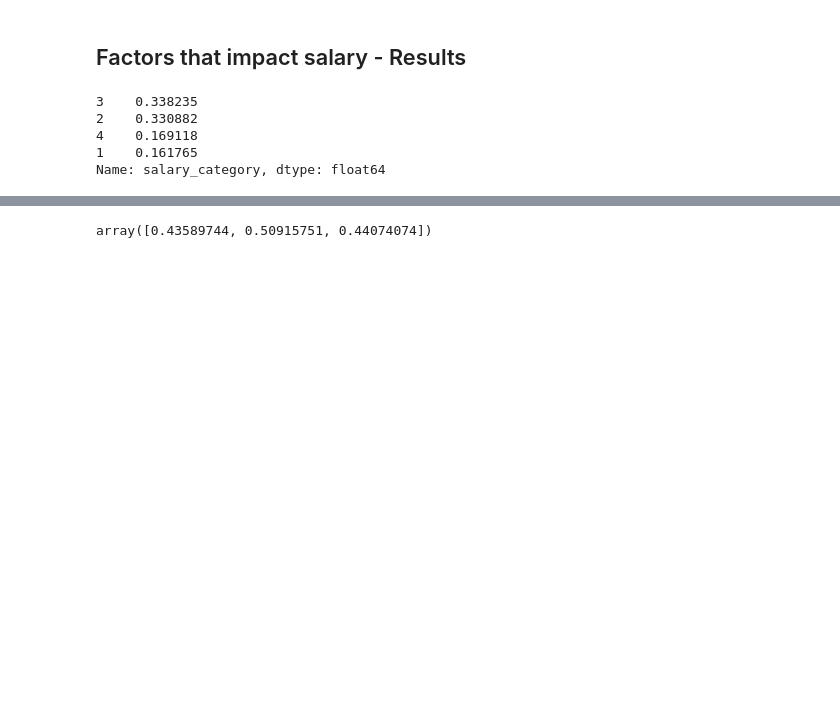
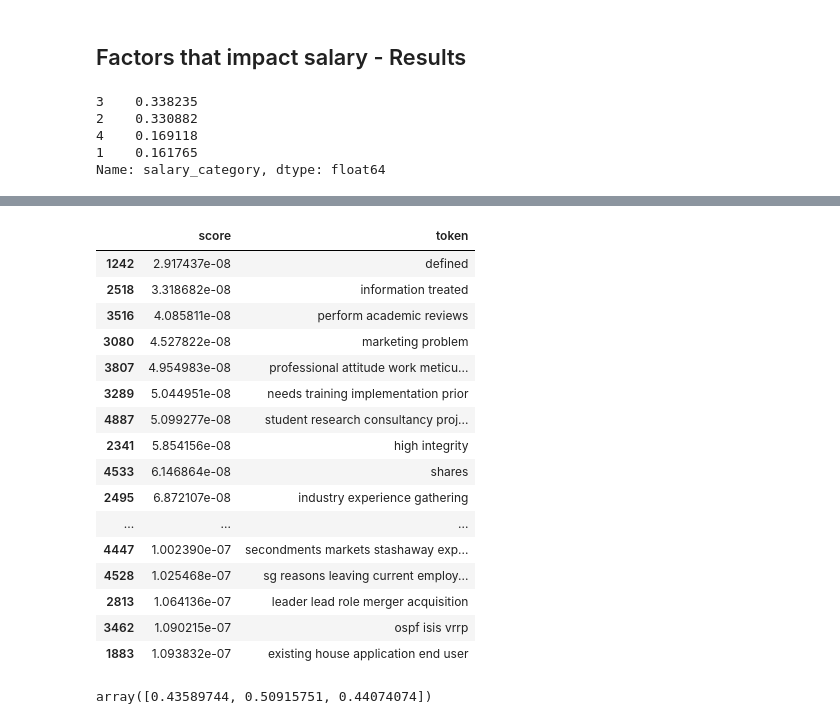
Before and after one commit to yingkh/dsi-sg-03-projects, a Jupyter notebook: project-four/kaho-project4.ipynb, the cells around one changed output, grey strips where cells are left out. Drawn from its saved outputs; the diff is of its cells as text; code cells hidden in the pictures; blank space fills up the shorter version.

```diff
--- a/project-four/kaho-project4.ipynb
+++ b/project-four/kaho-project4.ipynb
@@ -261,3 +261,28 @@ avg / total       0.45      0.43      0.39       272
+# %%
+# Understand the tokens that are used to build the trees.
+list_features = [{'token': token, 'score': score} for (token, score) in zip(cV_1a.get_feature_names(), rfC_1a.feature_importances_) if score > 0]
+df_features = pd.DataFrame(list_features)
+df_features.sort_values(by = 'score', inplace=True)
+# %%
+df_features.head(20)
+# %% [output]
+|  | score | token |
+| 1242 | 2.917437e-08 | defined |
+| 2518 | 3.318682e-08 | information treated |
+| 3516 | 4.085811e-08 | perform academic reviews |
+| 3080 | 4.527822e-08 | marketing problem |
+| 3807 | 4.954983e-08 | professional attitude work meticu... |
+| 3289 | 5.044951e-08 | needs training implementation prior |
+| 4887 | 5.099277e-08 | student research consultancy proj... |
+| 2341 | 5.854156e-08 | high integrity |
+| 4533 | 6.146864e-08 | shares |
+| 2495 | 6.872107e-08 | industry experience gathering |
+| ... | ... | ... |
+| 4447 | 1.002390e-07 | secondments markets stashaway exp... |
+| 4528 | 1.025468e-07 | sg reasons leaving current employ... |
+| 2813 | 1.064136e-07 | leader lead role merger acquisition |
+| 3462 | 1.090215e-07 | ospf isis vrrp |
+| 1883 | 1.093832e-07 | existing house application end user |
 # %%
 # Modelling using Naive Bayes
 nbC_1a = MultinomialNB(fit_prior=True)
```
Also changed, not shown: parts of 27 cells of this notebook.
